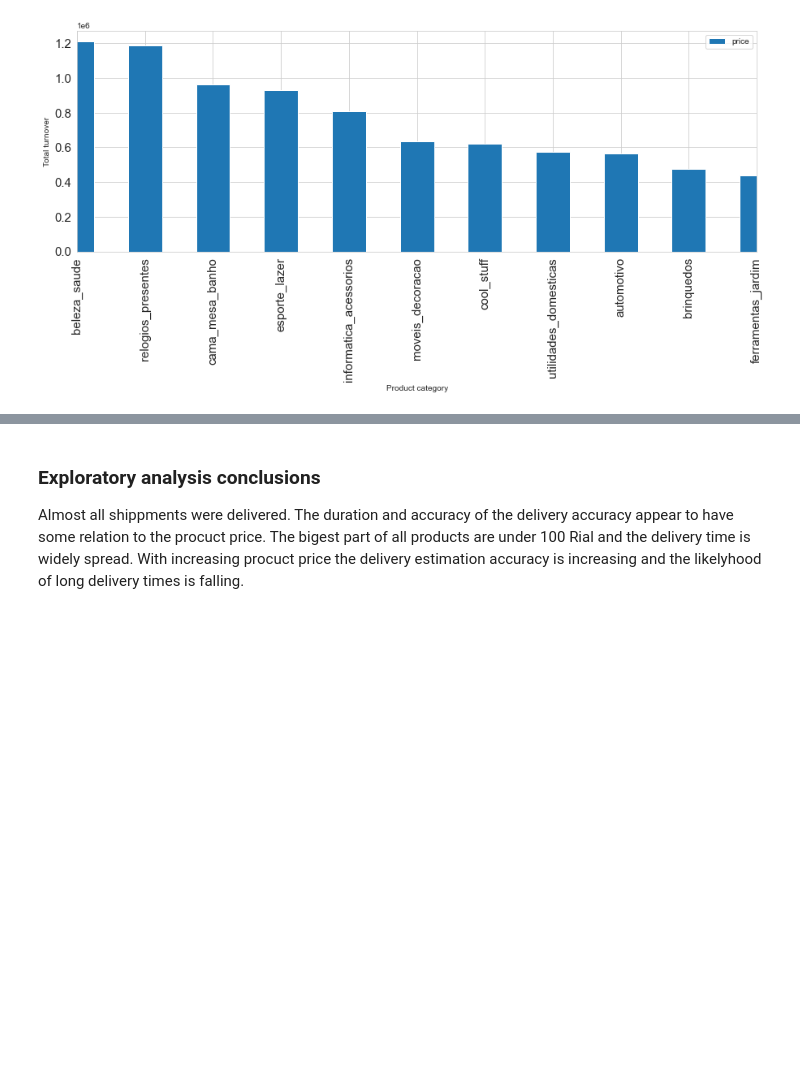
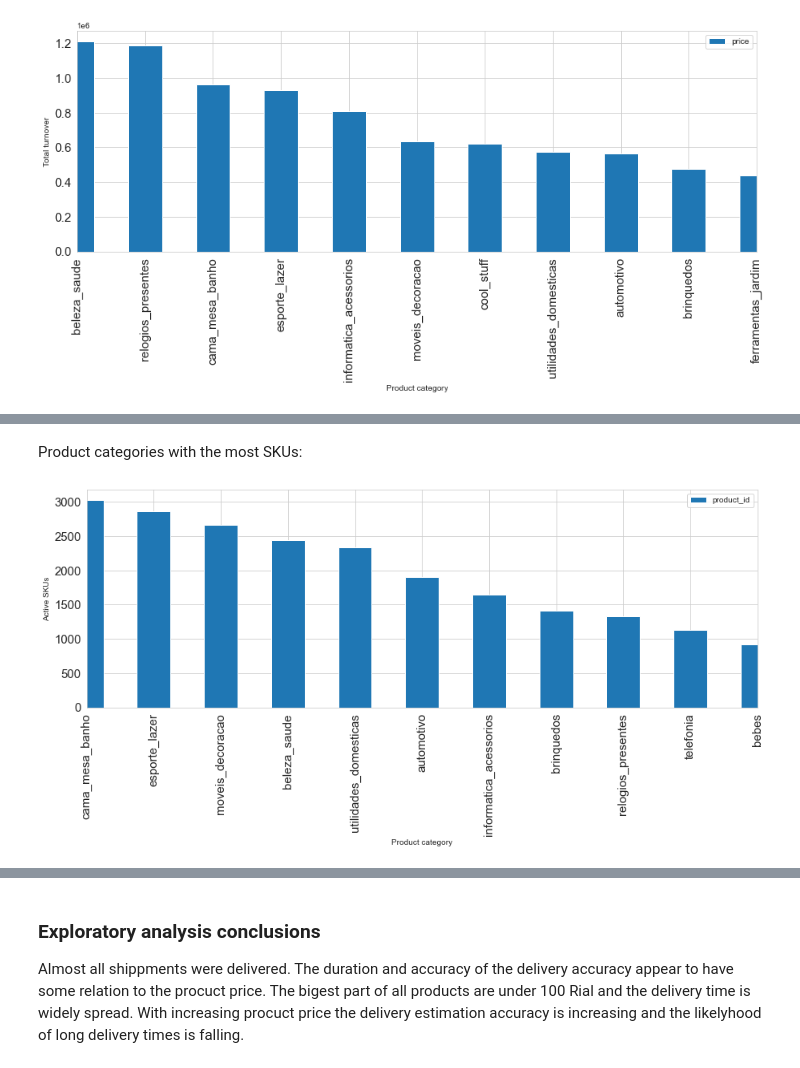
Before and after one commit to LarsTinnefeld/olist_ecom_analysis, a Jupyter notebook: olist_analysis.ipynb, the cells around one changed output, grey strips where cells are left out. Drawn from its saved outputs; the diff is of its cells as text; code cells hidden in the pictures; blank space fills up the shorter version.

```diff
--- a/olist_analysis.ipynb
+++ b/olist_analysis.ipynb
@@ -595,0 +629,9 @@ df_order_items_consolidated.groupby('product_category_name').agg({'price': 'sum'
+# %% [markdown]
+Product categories with the most SKUs:
+# %%
+df_products.groupby('product_category_name').agg({'product_id': 'count'}).sort_values(by='product_id', ascending=False).plot(kind="bar", fontsize=15, figsize=(15,5))
+plt.xlabel('Product category')
+plt.ylabel('Active SKUs')
+plt.xlim(0,10);
+# %% [output]
+[figure, added]
```
Also changed, not shown: parts of 11 cells of this notebook.
